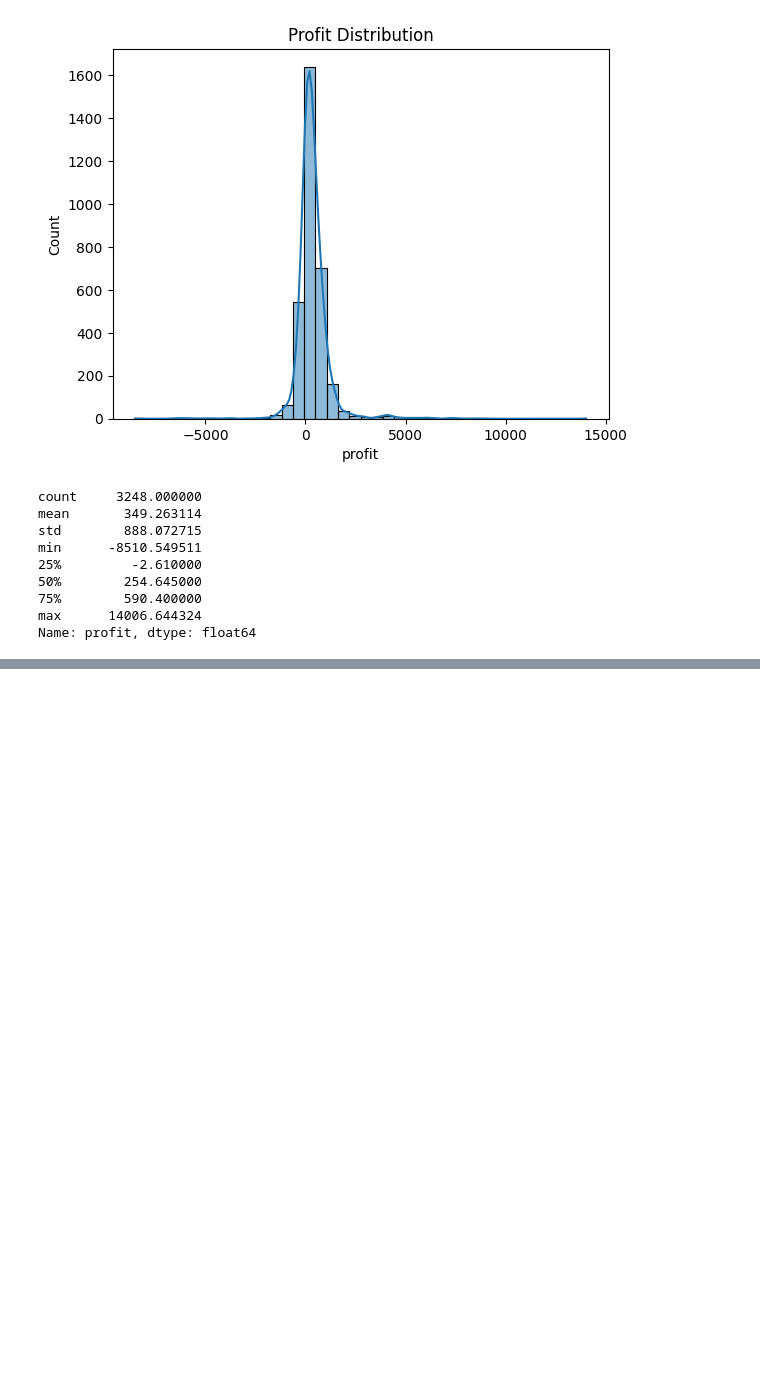
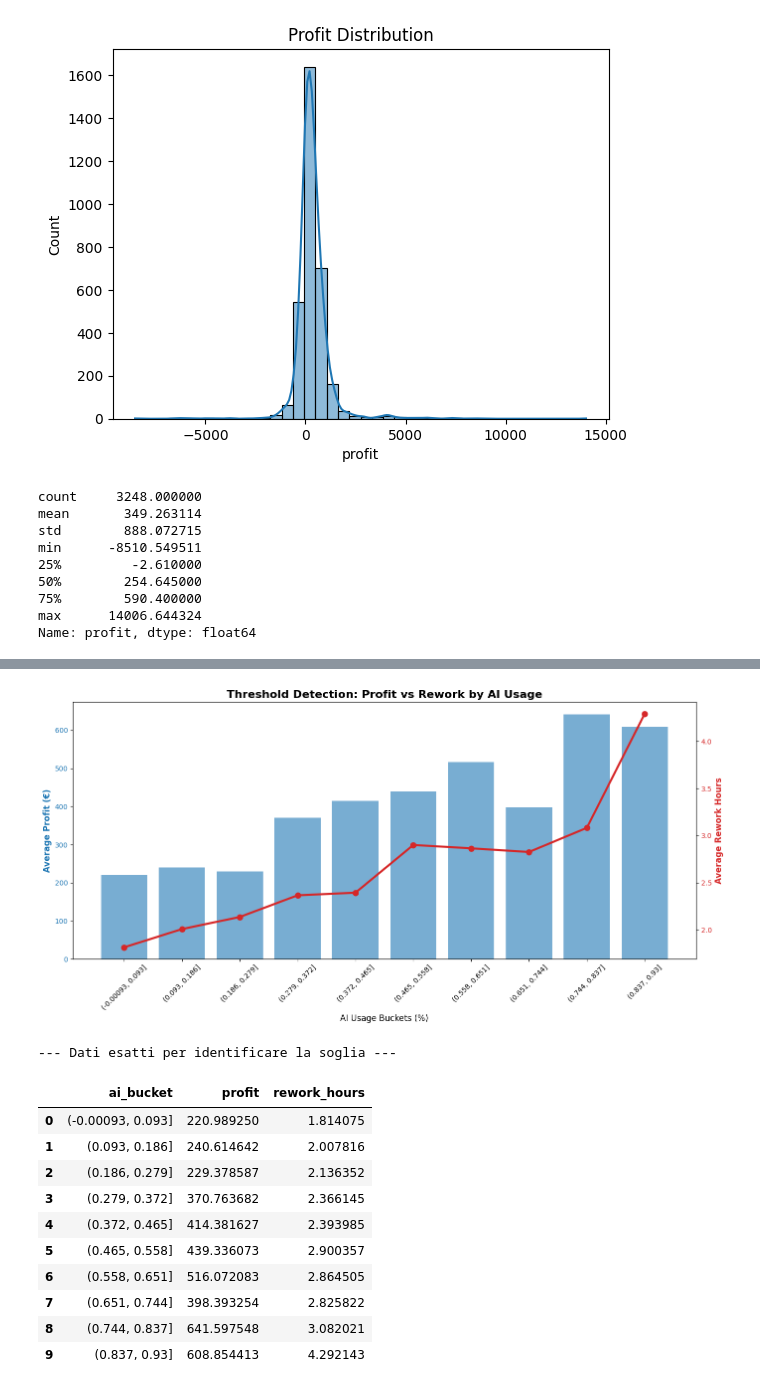
Before and after one commit to andreamammano89-maker/ML_Project_SEA_815441, a Jupyter notebook: main.ipynb, the cells around one changed output, grey strips where cells are left out. Cells and saved outputs as stored; diff of their text form; code cells hidden in the pictures; blank space fills up the shorter version.

```diff
--- a/main.ipynb
+++ b/main.ipynb
@@ -211,0 +431,52 @@ Name: profit, dtype: float64
+# %%
+# 1. Creiamo 10 fasce (buckets) per l'utilizzo dell'AI
+# Rimuoviamo i NaN per questa specifica analisi
+df_thresh = df_productivity.dropna(subset=['ai_usage_pct', 'profit', 'rework_hours']).copy()
+df_thresh['ai_bucket'] = pd.cut(df_thresh['ai_usage_pct'], bins=10)
+
+# 2. Calcoliamo la media di profitto e rework per ogni fascia
+threshold_analysis = df_thresh.groupby('ai_bucket', observed=False)[['profit', 'rework_hours']].mean().reset_index()
+threshold_analysis['ai_bucket_str'] = threshold_analysis['ai_bucket'].astype(str)
+
+# 3. Creiamo un grafico a doppio asse (Dual Axis Plot)
+fig, ax1 = plt.subplots(figsize=(14, 7))
+
+# Asse Sinistro: Profitto (Bar Chart)
+color = 'tab:blue'
+ax1.set_xlabel('AI Usage Buckets (%)', fontsize=12)
+ax1.set_ylabel('Average Profit (€)', color=color, fontsize=12, fontweight='bold')
+bars = ax1.bar(threshold_analysis['ai_bucket_str'], threshold_analysis['profit'], color=color, alpha=0.6, label='Avg Profit')
+ax1.tick_params(axis='y', labelcolor=color)
+ax1.tick_params(axis='x', rotation=45)
+
+# Creiamo un secondo asse y condiviso
+ax2 = ax1.twinx()
+
+# Asse Destro: Rework Hours (Line Chart)
+color = 'tab:red'
+ax2.set_ylabel('Average Rework Hours', color=color, fontsize=12, fontweight='bold')
+line = ax2.plot(threshold_analysis['ai_bucket_str'], threshold_analysis['rework_hours'], color=color, marker='o', linewidth=3, markersize=8, label='Avg Rework Hours')
+ax2.tick_params(axis='y', labelcolor=color)
+
+# Titolo e layout
+plt.title('Threshold Detection: Profit vs Rework by AI Usage', fontsize=16, fontweight='bold')
+fig.tight_layout()
+plt.show()
+
+# Stampiamo i dati esatti per vedere il punto di rottura
+print("--- Dati esatti per identificare la soglia ---")
+display(threshold_analysis[['ai_bucket', 'profit', 'rework_hours']])
+# %% [output]
+[figure, added]
+--- Dati esatti per identificare la soglia ---
+|  | ai_bucket | profit | rework_hours |
+| 0 | (-0.00093, 0.093] | 220.989250 | 1.814075 |
+| 1 | (0.093, 0.186] | 240.614642 | 2.007816 |
+| 2 | (0.186, 0.279] | 229.378587 | 2.136352 |
+| 3 | (0.279, 0.372] | 370.763682 | 2.366145 |
+| 4 | (0.372, 0.465] | 414.381627 | 2.393985 |
+| 5 | (0.465, 0.558] | 439.336073 | 2.900357 |
+| 6 | (0.558, 0.651] | 516.072083 | 2.864505 |
+| 7 | (0.651, 0.744] | 398.393254 | 2.825822 |
+| 8 | (0.744, 0.837] | 641.597548 | 3.082021 |
+| 9 | (0.837, 0.93] | 608.854413 | 4.292143 |
```
Also changed, not shown: parts of 14 cells of this notebook.
